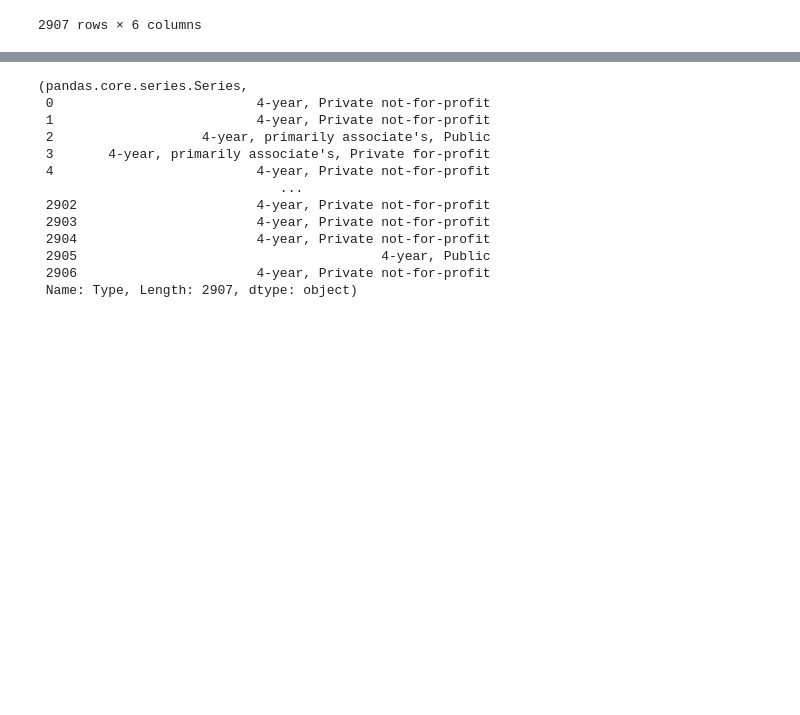
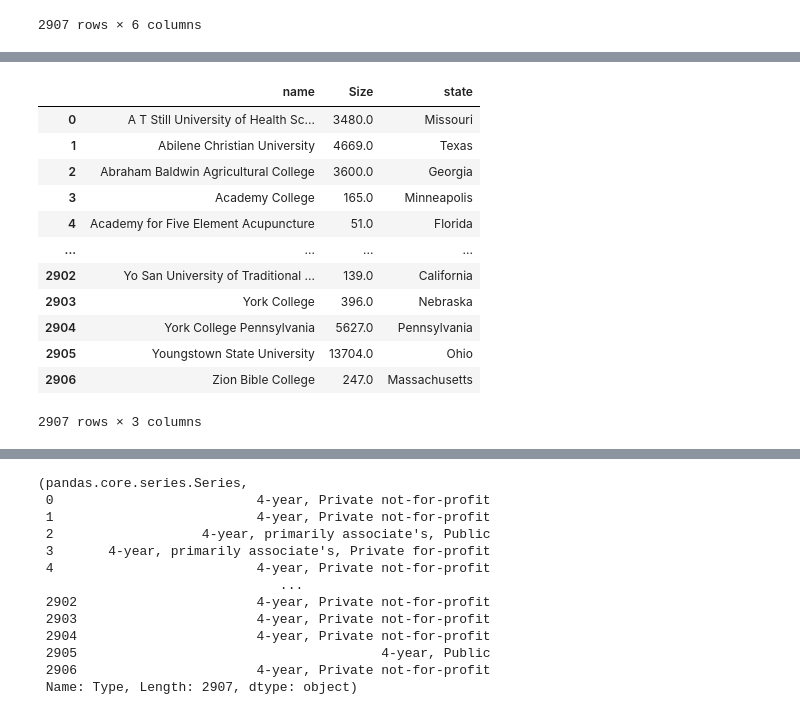
Before and after one commit to MarilynSasha/university, a Jupyter notebook: university7.22.20.ipynb, the cells around one changed output, grey strips where cells are left out. Saved outputs shown, nothing was run; the diff lists cells and outputs as text; code cells hidden in the pictures; blank space fills up the shorter version.

```diff
--- a/university7.22.20.ipynb
+++ b/university7.22.20.ipynb
@@ -134,0 +189,18 @@ addresses.tail(60)
+# %%
+# drop zip-5
+bystate2 = bystate.drop(['nnon','zip', 'non1', 'non2', 'non3'],axis=1)
+bystate2
+# %% [output]
+|  | name | Size | state |
+| 0 | A T Still University of Health Sc... | 3480.0 | Missouri |
+| 1 | Abilene Christian University | 4669.0 | Texas |
+| 2 | Abraham Baldwin Agricultural College | 3600.0 | Georgia |
+| 3 | Academy College | 165.0 | Minneapolis |
+| 4 | Academy for Five Element Acupuncture | 51.0 | Florida |
+| ... | ... | ... | ... |
+| 2902 | Yo San University of Traditional ... | 139.0 | California |
+| 2903 | York College | 396.0 | Nebraska |
+| 2904 | York College Pennsylvania | 5627.0 | Pennsylvania |
+| 2905 | Youngstown State University | 13704.0 | Ohio |
+| 2906 | Zion Bible College | 247.0 | Massachusetts |
+2907 rows × 3 columns
```
Also changed, not shown: parts of 9 cells of this notebook.
